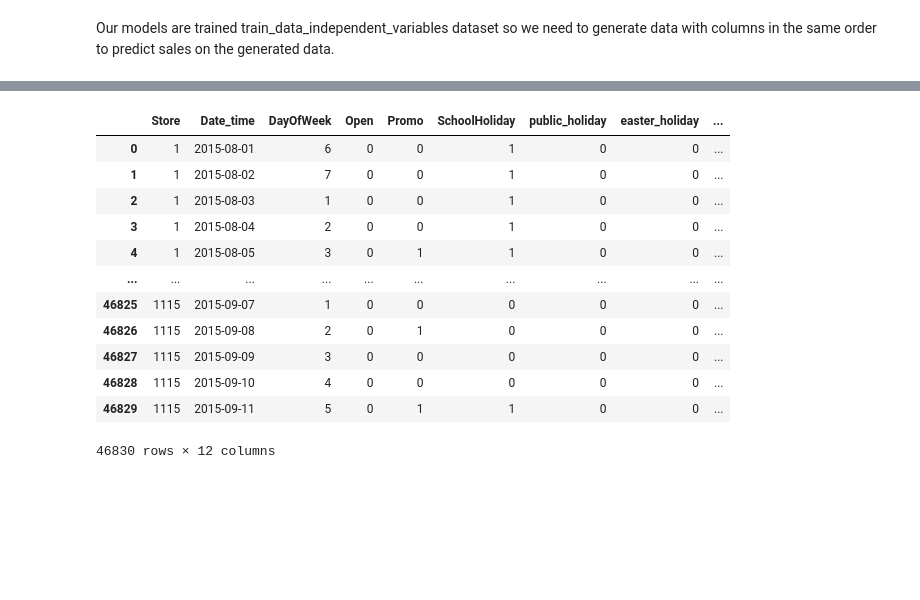
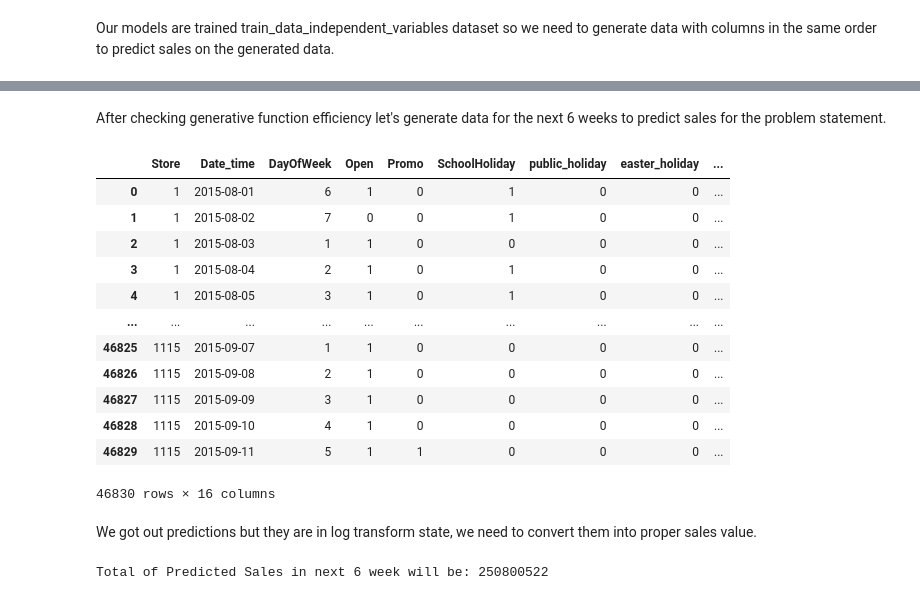
Before and after one commit to hrithikwel8/Rossmann_Sales_Prediction, a Jupyter notebook: Rossmann_Sales_Prediction_Capstone_Project.ipynb, the cells around one changed output, grey strips where cells are left out. Drawn from its saved outputs; the diff is of its cells as text; code cells hidden in the pictures; blank space fills up the shorter version.

Commit message:
final predictions added

```diff
--- a/Rossmann_Sales_Prediction_Capstone_Project.ipynb
+++ b/Rossmann_Sales_Prediction_Capstone_Project.ipynb
@@ -1299,0 +1335,25 @@ def get_ref_value(dataset, var_name):
+# %%
+# function to get reference value of given variable from the reference data set
+def get_ref_value(store_ids, var_name):
+  # first group reference dataset by store and get first instance of given variable as series
+  # then convert it to array of values
+  first_inst = train_data_independent_variables.groupby(['Store']).first()[var_name].values
+  # now get array of result values by indexing from dataset
+  return first_inst[store_ids - 1] # remove 1 as array index start from 0
+# %%
+# function to get promo_cont from reference dataset
+def get_promo_cont(store_ids, months):
+  # first group reference dataset by store and month and get first instance of each group
+  # then convert it to array of values for variable promo_cont
+  values = train_data_independent_variables.groupby(['Store','Month']).first()['Promo_cont'].values
+  # now get array of indices to get promo_count value
+  indices = []
+  month_values = months.values
+  for index, id in enumerate(store_ids):
+    # we have used groupby first on store and then months so values are arranged first by store then month
+    # so we can get index by first multiplying store id with 12(total months) and then adding month value for
+    # a particular store id
+    index = ((id - 1)*12) + month_values[index] - 1  # remove 1 as array index start from 0
+    indices.append(index)
+  # return prmo_count values as array
+  return values[indices]
@@ -1353,8 +1469,8 @@ def generate_date_for_six_week(start_date):
   new_df['Store_Type'] = get_ref_value(new_df['Store'],'Store_Type')
   new_df['Assortment_Level'] = get_ref_value(new_df['Store'],'Assortment_Level')
   # Promo_cont will run a month so we can get value from reference dataset for given month for each store
-  new_df['Promo_cont'] = new_df.appy(lambda x: train_data_independent_variables[train_data_independent_variables['Store']==x['Store'] &
-                                                train_data_independent_variables['Month']==x['Month']].iloc[0]['Promo_cont'])
+  new_df['Promo_cont'] = get_promo_cont(new_df['Store'],new_df['Month'])
   new_df['CompetitionTime'] = get_ref_value(new_df['Store'],'CompetitionTime')
-
+  # update open values
+  new_df['Open'] = get_open(new_df)
   return new_df
@@ -1361,16 +1544,19 @@ def generate_date_for_six_week(start_date):
+# %% [markdown]
+After checking generative function efficiency let's generate data for the next 6 weeks to predict sales for the problem statement.
 # %%
-generate_date_for_six_week(last_date + timedelta(1))
+data_advance = generate_date_for_six_week(last_date + timedelta(1))
+data_advance
 # %% [output]
 |  | Store | Date_time | DayOfWeek | Open | Promo | SchoolHoliday | public_holiday | easter_holiday | ... |
-| 0 | 1 | 2015-08-01 | 6 | 0 | 0 | 1 | 0 | 0 | ... |
+| 0 | 1 | 2015-08-01 | 6 | 1 | 0 | 1 | 0 | 0 | ... |
 | 1 | 1 | 2015-08-02 | 7 | 0 | 0 | 1 | 0 | 0 | ... |
-| 2 | 1 | 2015-08-03 | 1 | 0 | 0 | 1 | 0 | 0 | ... |
-| 3 | 1 | 2015-08-04 | 2 | 0 | 0 | 1 | 0 | 0 | ... |
-| 4 | 1 | 2015-08-05 | 3 | 0 | 1 | 1 | 0 | 0 | ... |
+| 2 | 1 | 2015-08-03 | 1 | 1 | 0 | 0 | 0 | 0 | ... |
+| 3 | 1 | 2015-08-04 | 2 | 1 | 0 | 1 | 0 | 0 | ... |
+| 4 | 1 | 2015-08-05 | 3 | 1 | 0 | 1 | 0 | 0 | ... |
 | ... | ... | ... | ... | ... | ... | ... | ... | ... | ... |
-| 46825 | 1115 | 2015-09-07 | 1 | 0 | 0 | 0 | 0 | 0 | ... |
-| 46826 | 1115 | 2015-09-08 | 2 | 0 | 1 | 0 | 0 | 0 | ... |
-| 46827 | 1115 | 2015-09-09 | 3 | 0 | 0 | 0 | 0 | 0 | ... |
-| 46828 | 1115 | 2015-09-10 | 4 | 0 | 0 | 0 | 0 | 0 | ... |
-| 46829 | 1115 | 2015-09-11 | 5 | 0 | 1 | 1 | 0 | 0 | ... |
+| 46825 | 1115 | 2015-09-07 | 1 | 1 | 0 | 0 | 0 | 0 | ... |
+| 46826 | 1115 | 2015-09-08 | 2 | 1 | 0 | 0 | 0 | 0 | ... |
+| 46827 | 1115 | 2015-09-09 | 3 | 1 | 0 | 0 | 0 | 0 | ... |
+| 46828 | 1115 | 2015-09-10 | 4 | 1 | 0 | 0 | 0 | 0 | ... |
+| 46829 | 1115 | 2015-09-11 | 5 | 1 | 1 | 0 | 0 | 0 | ... |
-46830 rows × 12 columns
+46830 rows × 16 columns
@@ -1376,0 +1571,10 @@ generate_date_for_six_week(last_date + timedelta(1))
+# %% [markdown]
+We got out predictions but they are in log transform state, we need to convert them into proper sales value.
+# %%
+# apply exponent function to convert log values to original Sales value
+final_pred = np.exp(y_pred_gen_adv)
+# total of Sales for next 6 week
+total = int(sum(final_pred))
+print('Total of Predicted Sales in next 6 week will be: ' + str(total))
+# %% [output]
+Total of Predicted Sales in next 6 week will be: 250800522
```
Also changed, not shown: parts of 37 cells of this notebook.
